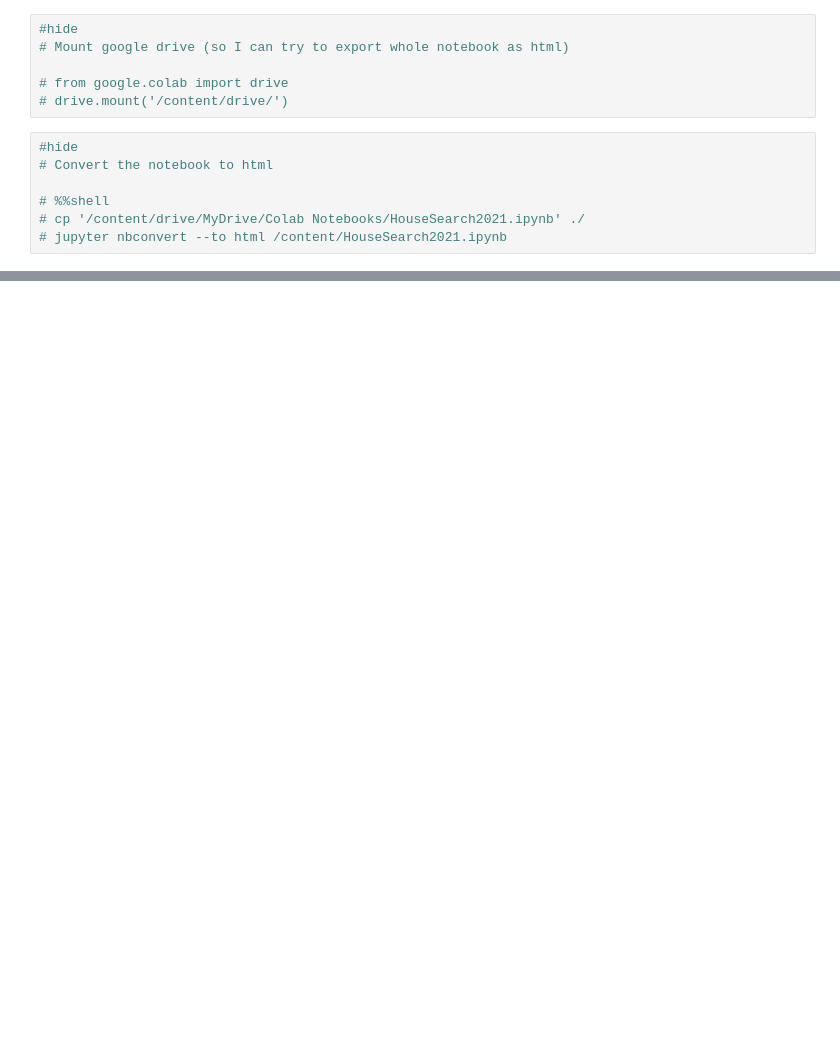
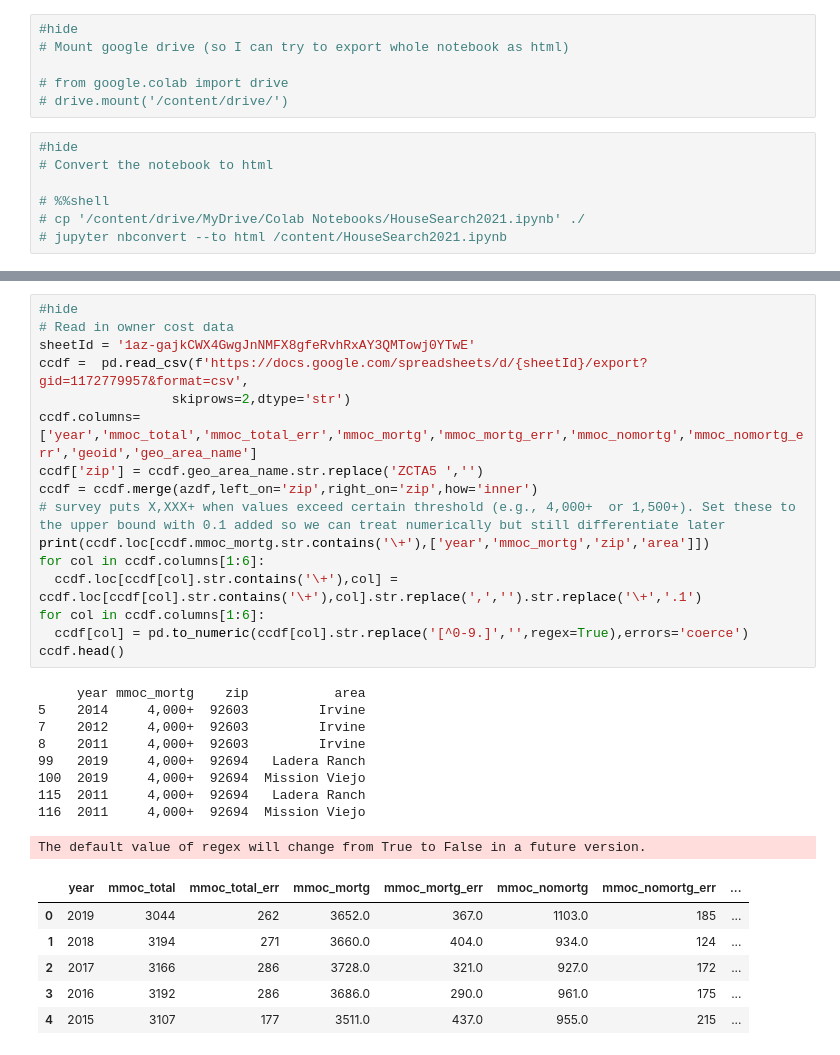
Before and after one commit to dylanwalker/thoughts, a Jupyter notebook: _notebooks/2022-01-02-HouseSearch2021.ipynb, the cells around one changed output, grey strips where cells are left out. Saved outputs shown, nothing was run; the diff lists cells and outputs as text; blank space fills up the shorter version.

```diff
--- a/_notebooks/2022-01-02-HouseSearch2021.ipynb
+++ b/_notebooks/2022-01-02-HouseSearch2021.ipynb
@@ -266,0 +275,32 @@ hdf.loc[(hdf.status=="For Sale")&(hdf.aveq>7),["status","home","zillowlink","pri
+# %%
+#hide
+# Read in owner cost data
+sheetId = '1az-gajkCWX4GwgJnNMFX8gfeRvhRxAY3QMTowj0YTwE'
+ccdf =  pd.read_csv(f'https://docs.google.com/spreadsheets/d/{sheetId}/export?gid=1172779957&format=csv',
+                 skiprows=2,dtype='str')
+ccdf.columns=['year','mmoc_total','mmoc_total_err','mmoc_mortg','mmoc_mortg_err','mmoc_nomortg','mmoc_nomortg_err','geoid','geo_area_name']
+ccdf['zip'] = ccdf.geo_area_name.str.replace('ZCTA5 ','')
+ccdf = ccdf.merge(azdf,left_on='zip',right_on='zip',how='inner')
+# survey puts X,XXX+ when values exceed certain threshold (e.g., 4,000+  or 1,500+). Set these to the upper bound with 0.1 added so we can treat numerically but still differentiate later
+print(ccdf.loc[ccdf.mmoc_mortg.str.contains('\+'),['year','mmoc_mortg','zip','area']])
+for col in ccdf.columns[1:6]:
+  ccdf.loc[ccdf[col].str.contains('\+'),col] = ccdf.loc[ccdf[col].str.contains('\+'),col].str.replace(',','').str.replace('\+','.1')
+for col in ccdf.columns[1:6]:
+  ccdf[col] = pd.to_numeric(ccdf[col].str.replace('[^0-9.]','',regex=True),errors='coerce')
+ccdf.head()
+# %% [output]
+     year mmoc_mortg    zip           area
+5    2014     4,000+  92603         Irvine
+7    2012     4,000+  92603         Irvine
+8    2011     4,000+  92603         Irvine
+99   2019     4,000+  92694   Ladera Ranch
+100  2019     4,000+  92694  Mission Viejo
+115  2011     4,000+  92694   Ladera Ranch
+116  2011     4,000+  92694  Mission Viejo
+The default value of regex will change from True to False in a future version.
+|  | year | mmoc_total | mmoc_total_err | mmoc_mortg | mmoc_mortg_err | mmoc_nomortg | mmoc_nomortg_err | ... |
+| 0 | 2019 | 3044 | 262 | 3652.0 | 367.0 | 1103.0 | 185 | ... |
+| 1 | 2018 | 3194 | 271 | 3660.0 | 404.0 | 934.0 | 124 | ... |
+| 2 | 2017 | 3166 | 286 | 3728.0 | 321.0 | 927.0 | 172 | ... |
+| 3 | 2016 | 3192 | 286 | 3686.0 | 290.0 | 961.0 | 175 | ... |
+| 4 | 2015 | 3107 | 177 | 3511.0 | 437.0 | 955.0 | 215 | ... |
```
Also changed, not shown: parts of 22 cells of this notebook.
